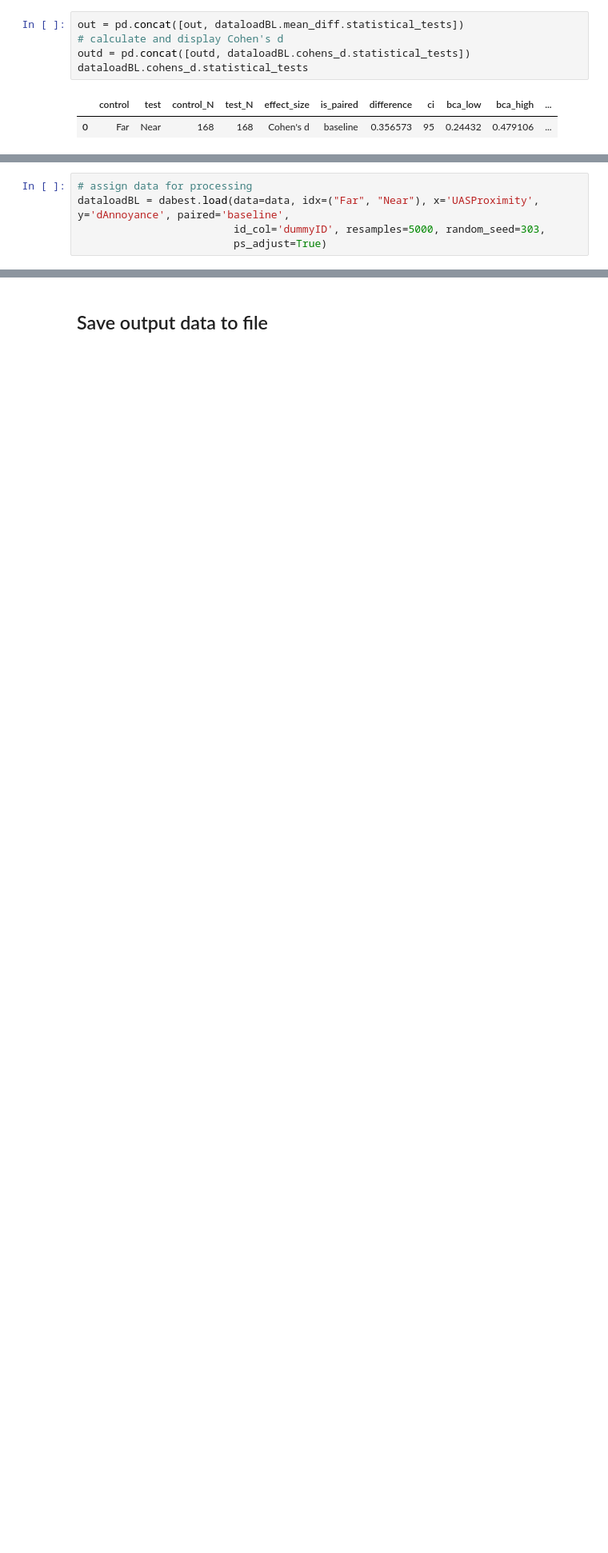
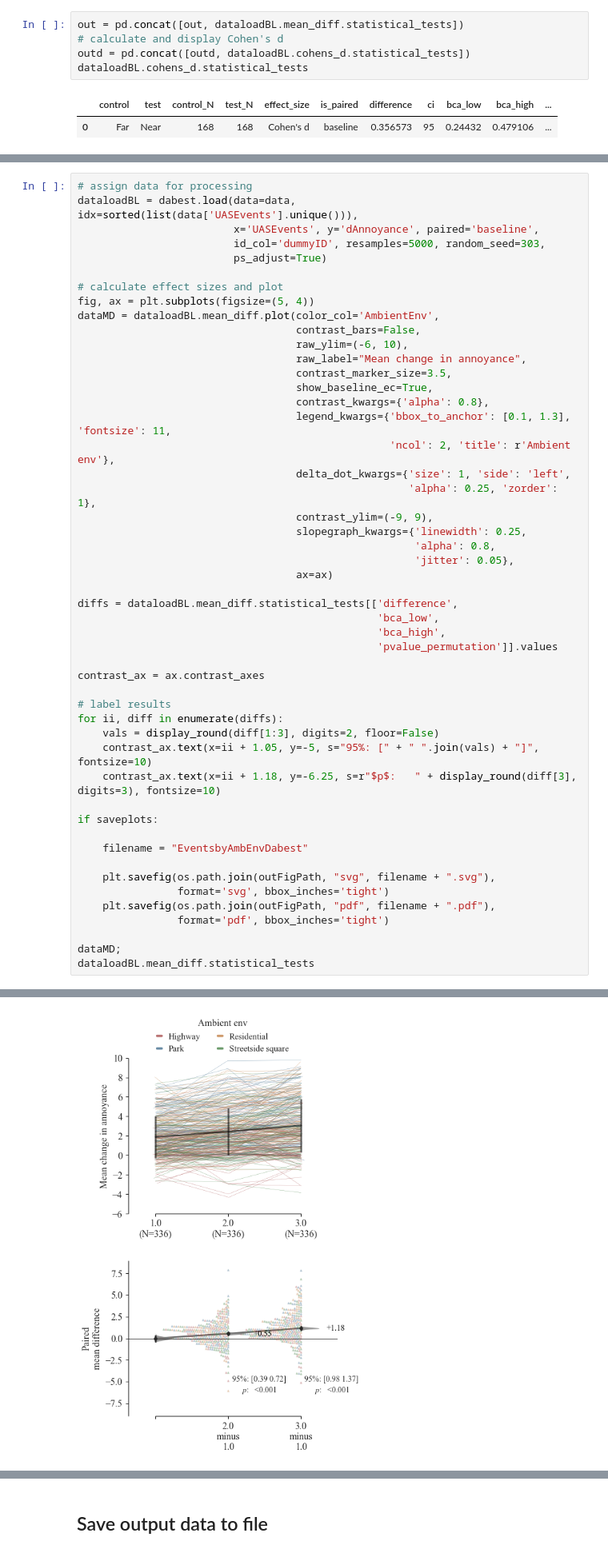
Before and after one commit to acoustics-code-salford/refmap-psychoacoustics, a Jupyter notebook: src/refmap_psychoacoustics/notebooks/refmap_listest2_analysis_dabest.ipynb, the cells around one changed output, grey strips where cells are left out. Shown at 80% size. Cells and saved outputs as stored; diff of their text form; blank space fills up the shorter version.

```diff
--- a/src/refmap_psychoacoustics/notebooks/refmap_listest2_analysis_dabest.ipynb
+++ b/src/refmap_psychoacoustics/notebooks/refmap_listest2_analysis_dabest.ipynb
@@ -681,5 +657,0 @@ data['UASProximity'] = data['UASProximity'].cat.remove_unused_categories()
-# %%
-# assign data for processing
-dataloadBL = dabest.load(data=data, idx=("Far", "Near"), x='UASProximity', y='dAnnoyance', paired='baseline',
-                         id_col='dummyID', resamples=5000, random_seed=303,
-                         ps_adjust=True)
@@ -740,0 +685,51 @@ dataloadBL.cohens_d.statistical_tests
+# %%
+# assign data for processing
+dataloadBL = dabest.load(data=data, idx=sorted(list(data['UASEvents'].unique())),
+                         x='UASEvents', y='dAnnoyance', paired='baseline',
+                         id_col='dummyID', resamples=5000, random_seed=303,
+                         ps_adjust=True)
+
+# calculate effect sizes and plot
+fig, ax = plt.subplots(figsize=(5, 4))
+dataMD = dataloadBL.mean_diff.plot(color_col='AmbientEnv',
+                                   contrast_bars=False,
+                                   raw_ylim=(-6, 10),
+                                   raw_label="Mean change in annoyance",
+                                   contrast_marker_size=3.5,
+                                   show_baseline_ec=True,
+                                   contrast_kwargs={'alpha': 0.8},
+                                   legend_kwargs={'bbox_to_anchor': [0.1, 1.3], 'fontsize': 11,
+                                                  'ncol': 2, 'title': r'Ambient env'},
+                                   delta_dot_kwargs={'size': 1, 'side': 'left',
+                                                     'alpha': 0.25, 'zorder': 1},
+                                   contrast_ylim=(-9, 9),
+                                   slopegraph_kwargs={'linewidth': 0.25,
+                                                      'alpha': 0.8,
+                                                      'jitter': 0.05},
+                                   ax=ax)
+
+diffs = dataloadBL.mean_diff.statistical_tests[['difference',
+                                                'bca_low',
+                                                'bca_high',
+                                                'pvalue_permutation']].values
+
+contrast_ax = ax.contrast_axes
+
+# label results
+for ii, diff in enumerate(diffs):
+    vals = display_round(diff[1:3], digits=2, floor=False)
+    contrast_ax.text(x=ii + 1.05, y=-5, s="95%: [" + " ".join(vals) + "]", fontsize=10)
+    contrast_ax.text(x=ii + 1.18, y=-6.25, s=r"$p$:   " + display_round(diff[3], digits=3), fontsize=10)
+
+if saveplots:
+
+    filename = "EventsbyAmbEnvDabest"
+
+    plt.savefig(os.path.join(outFigPath, "svg", filename + ".svg"),
+                format='svg', bbox_inches='tight')
+    plt.savefig(os.path.join(outFigPath, "pdf", filename + ".pdf"),
+                format='pdf', bbox_inches='tight')
+
+dataMD;
+dataloadBL.mean_diff.statistical_tests
+# %% [output]
@@ -740,0 +739 @@ dataloadBL.cohens_d.statistical_tests
+[figure, added]
```
Also changed, not shown: parts of 21 cells of this notebook.
